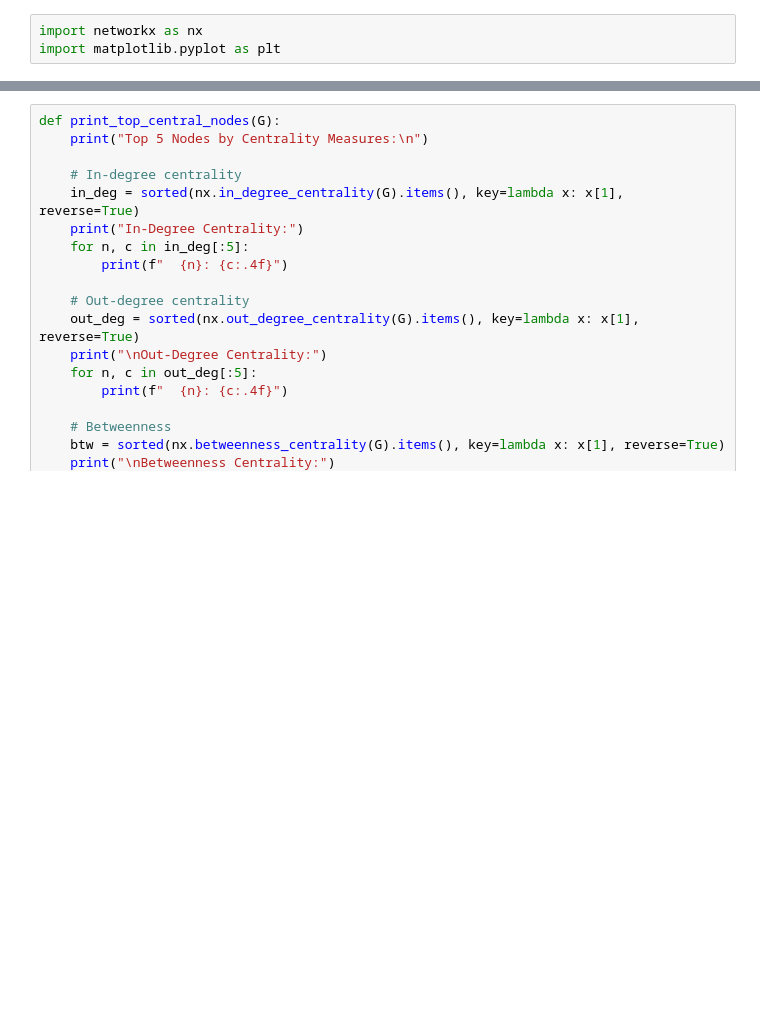
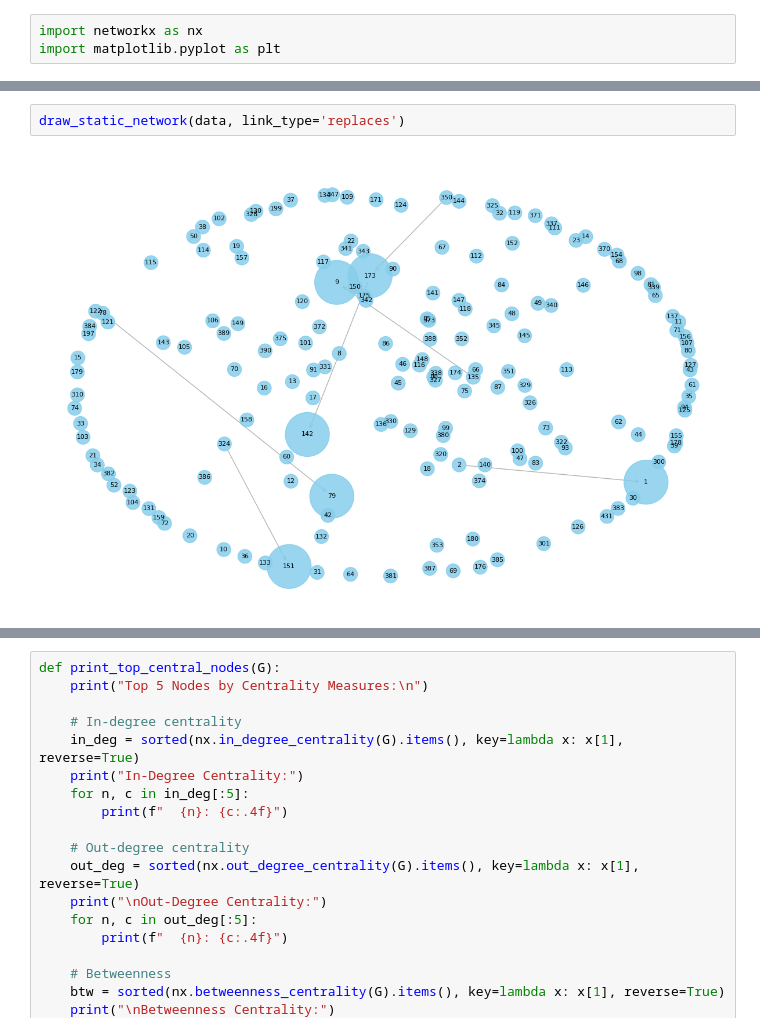
Before and after one commit to SEG-UNIBE/cdv-explorer, a Jupyter notebook: Research_questions/RQ3/RQ3_notebook.ipynb, the cells around one changed output, grey strips where cells are left out. Drawn from its saved outputs; the diff is of its cells as text; blank space fills up the shorter version.

```diff
--- a/Research_questions/RQ3/RQ3_notebook.ipynb
+++ b/Research_questions/RQ3/RQ3_notebook.ipynb
@@ -84,0 +105,4 @@ draw_static_network(data, link_type='references', color_by='group')
+# %%
+draw_static_network(data, link_type='replaces')
+# %% [output]
+[figure, added]
```
Also changed, not shown: parts of 30 cells of this notebook, 17 other files.
